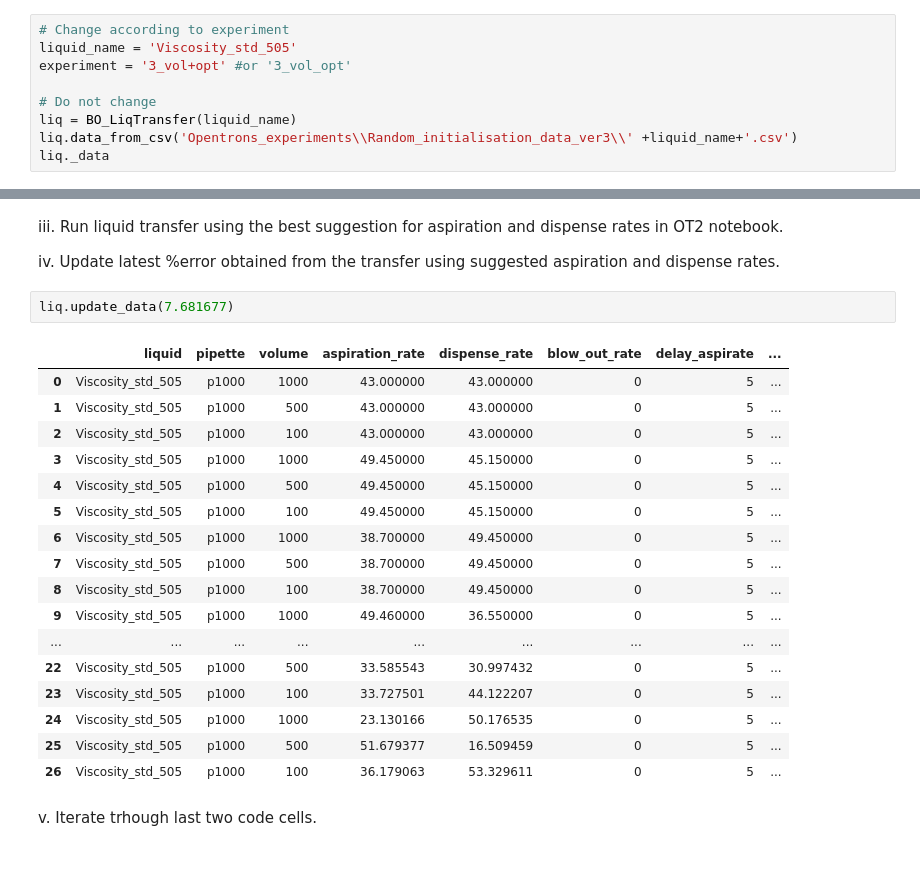
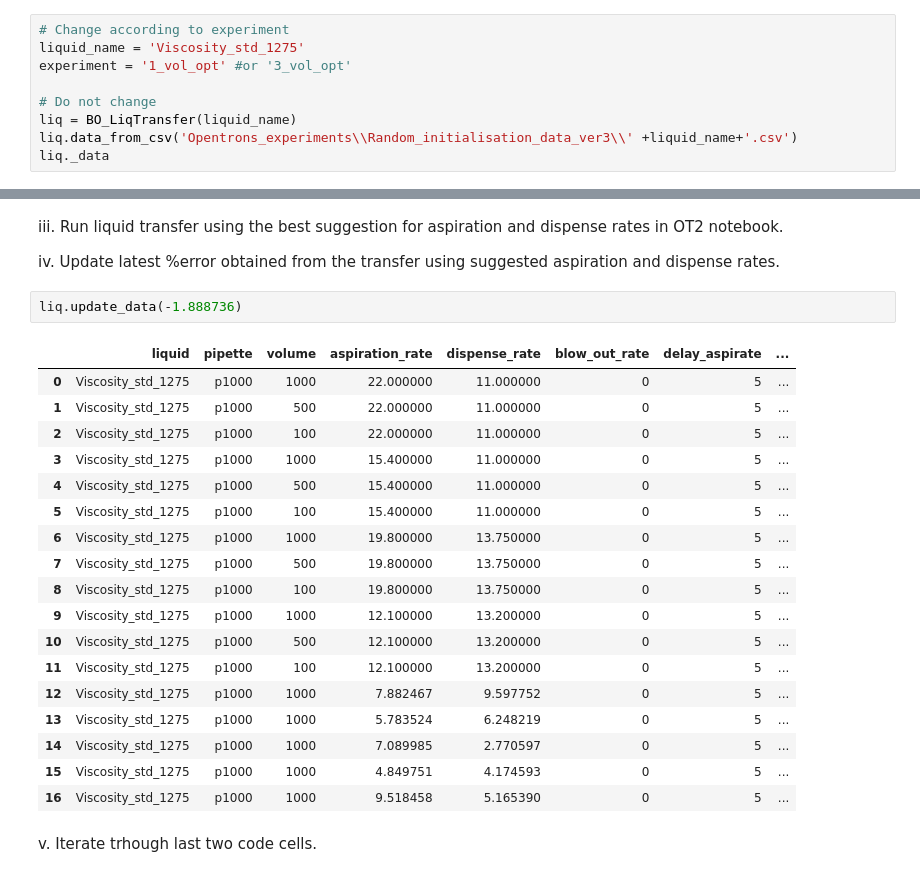
Before and after one commit to Quijanove/viscosity_liquid_transfer_Pablo, a Jupyter notebook: BOTorch_optimization_individual_volume.ipynb, the cells around one changed output, grey strips where cells are left out. Saved outputs shown, nothing was run; the diff lists cells and outputs as text.

```diff
--- a/BOTorch_optimization_individual_volume.ipynb
+++ b/BOTorch_optimization_individual_volume.ipynb
@@ -212,8 +212,8 @@ i.   Create BO_LiqTransfer object and load data set.
 Please set liquid name and volume to transfer according to the experiment.
 # %%
 # Change according to experiment
-liquid_name = 'Viscosity_std_505'
-experiment = '3_vol+opt' #or '3_vol_opt'
+liquid_name = 'Viscosity_std_1275'
+experiment = '1_vol_opt' #or '3_vol_opt'
 
 # Do not change
 liq = BO_LiqTransfer(liquid_name)
@@ -258,24 +258,25 @@ iii. Run liquid transfer using the best suggestion for aspiration and dispense r
 
 iv. Update latest %error obtained from the transfer using suggested aspiration and dispense rates.
 # %%
-liq.update_data(7.681677)
+liq.update_data(-1.888736)
 # %% [output]
 |  | liquid | pipette | volume | aspiration_rate | dispense_rate | blow_out_rate | delay_aspirate | ... |
-| 0 | Viscosity_std_505 | p1000 | 1000 | 43.000000 | 43.000000 | 0 | 5 | ... |
-| 1 | Viscosity_std_505 | p1000 | 500 | 43.000000 | 43.000000 | 0 | 5 | ... |
-| 2 | Viscosity_std_505 | p1000 | 100 | 43.000000 | 43.000000 | 0 | 5 | ... |
-| 3 | Viscosity_std_505 | p1000 | 1000 | 49.450000 | 45.150000 | 0 | 5 | ... |
-| 4 | Viscosity_std_505 | p1000 | 500 | 49.450000 | 45.150000 | 0 | 5 | ... |
-| 5 | Viscosity_std_505 | p1000 | 100 | 49.450000 | 45.150000 | 0 | 5 | ... |
-| 6 | Viscosity_std_505 | p1000 | 1000 | 38.700000 | 49.450000 | 0 | 5 | ... |
-| 7 | Viscosity_std_505 | p1000 | 500 | 38.700000 | 49.450000 | 0 | 5 | ... |
-| 8 | Viscosity_std_505 | p1000 | 100 | 38.700000 | 49.450000 | 0 | 5 | ... |
-| 9 | Viscosity_std_505 | p1000 | 1000 | 49.460000 | 36.550000 | 0 | 5 | ... |
-| ... | ... | ... | ... | ... | ... | ... | ... | ... |
-| 22 | Viscosity_std_505 | p1000 | 500 | 33.585543 | 30.997432 | 0 | 5 | ... |
-| 23 | Viscosity_std_505 | p1000 | 100 | 33.727501 | 44.122207 | 0 | 5 | ... |
-| 24 | Viscosity_std_505 | p1000 | 1000 | 23.130166 | 50.176535 | 0 | 5 | ... |
-| 25 | Viscosity_std_505 | p1000 | 500 | 51.679377 | 16.509459 | 0 | 5 | ... |
-| 26 | Viscosity_std_505 | p1000 | 100 | 36.179063 | 53.329611 | 0 | 5 | ... |
+| 0 | Viscosity_std_1275 | p1000 | 1000 | 22.000000 | 11.000000 | 0 | 5 | ... |
+| 1 | Viscosity_std_1275 | p1000 | 500 | 22.000000 | 11.000000 | 0 | 5 | ... |
+| 2 | Viscosity_std_1275 | p1000 | 100 | 22.000000 | 11.000000 | 0 | 5 | ... |
+| 3 | Viscosity_std_1275 | p1000 | 1000 | 15.400000 | 11.000000 | 0 | 5 | ... |
+| 4 | Viscosity_std_1275 | p1000 | 500 | 15.400000 | 11.000000 | 0 | 5 | ... |
+| 5 | Viscosity_std_1275 | p1000 | 100 | 15.400000 | 11.000000 | 0 | 5 | ... |
+| 6 | Viscosity_std_1275 | p1000 | 1000 | 19.800000 | 13.750000 | 0 | 5 | ... |
+| 7 | Viscosity_std_1275 | p1000 | 500 | 19.800000 | 13.750000 | 0 | 5 | ... |
+| 8 | Viscosity_std_1275 | p1000 | 100 | 19.800000 | 13.750000 | 0 | 5 | ... |
+| 9 | Viscosity_std_1275 | p1000 | 1000 | 12.100000 | 13.200000 | 0 | 5 | ... |
+| 10 | Viscosity_std_1275 | p1000 | 500 | 12.100000 | 13.200000 | 0 | 5 | ... |
+| 11 | Viscosity_std_1275 | p1000 | 100 | 12.100000 | 13.200000 | 0 | 5 | ... |
+| 12 | Viscosity_std_1275 | p1000 | 1000 | 7.882467 | 9.597752 | 0 | 5 | ... |
+| 13 | Viscosity_std_1275 | p1000 | 1000 | 5.783524 | 6.248219 | 0 | 5 | ... |
+| 14 | Viscosity_std_1275 | p1000 | 1000 | 7.089985 | 2.770597 | 0 | 5 | ... |
+| 15 | Viscosity_std_1275 | p1000 | 1000 | 4.849751 | 4.174593 | 0 | 5 | ... |
+| 16 | Viscosity_std_1275 | p1000 | 1000 | 9.518458 | 5.165390 | 0 | 5 | ... |
 # %% [markdown]
 v. Iterate trhough last two code cells.
```
Also changed, not shown: parts of 3 cells of this notebook, 8 other files.
